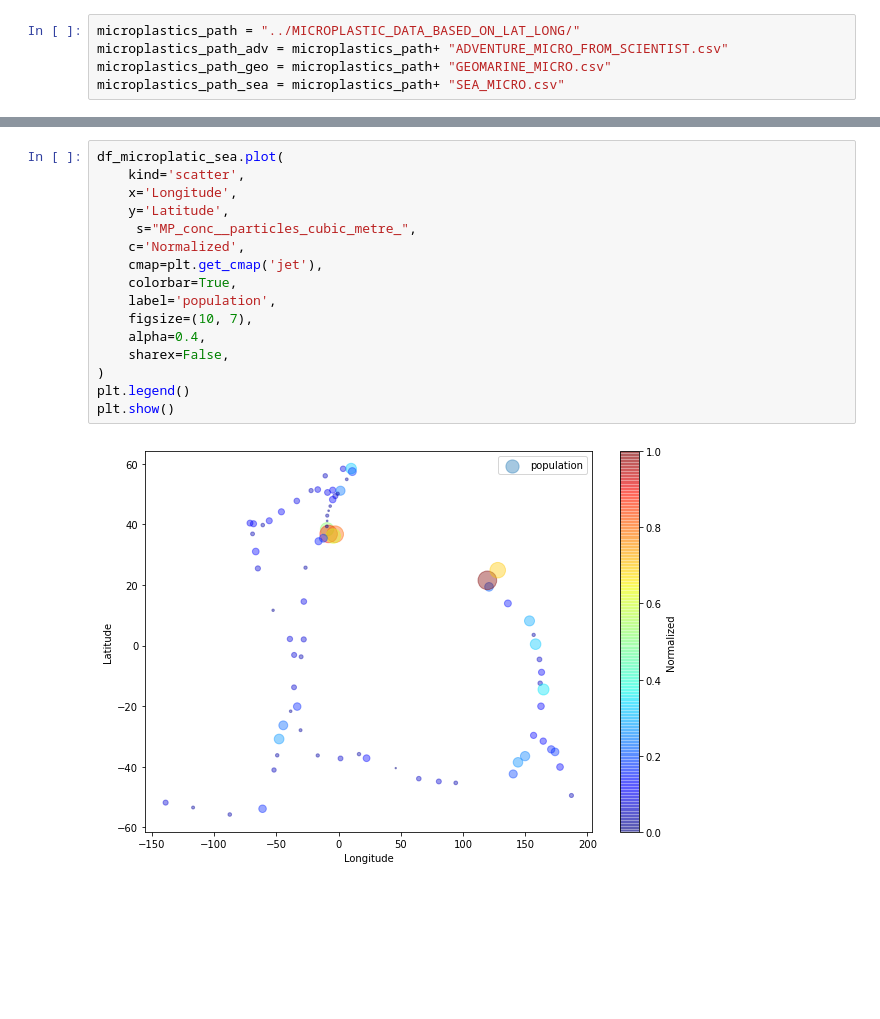
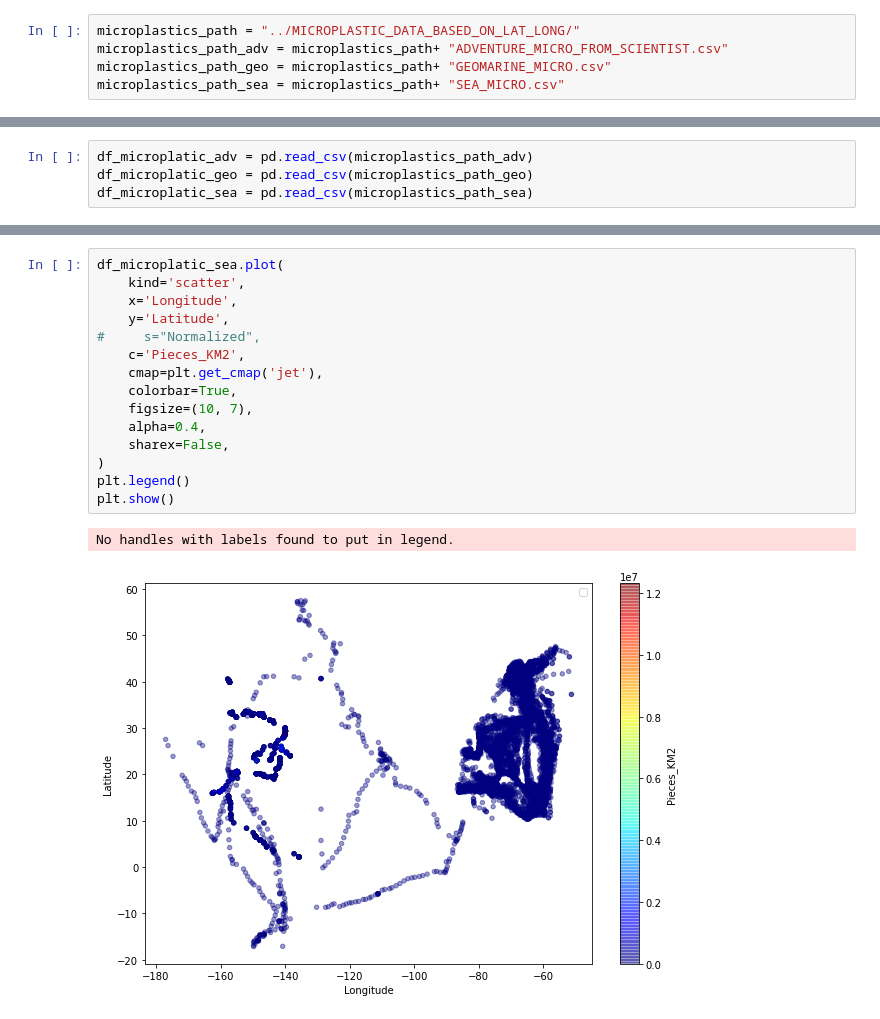
Before and after one commit to Gabrielamb2/MachineLearning, a Jupyter notebook: Projeto.ipynb, the cells around one changed output, grey strips where cells are left out. Drawn from its saved outputs; the diff is of its cells as text; blank space fills up the shorter version.

```diff
--- a/Projeto.ipynb
+++ b/Projeto.ipynb
@@ -79,0 +24,4 @@ df_microplatic_sea = pd.read_csv(microplastics_path_geo)
+# %%
+df_microplatic_adv = pd.read_csv(microplastics_path_adv)
+df_microplatic_geo = pd.read_csv(microplastics_path_geo)
+df_microplatic_sea = pd.read_csv(microplastics_path_sea)
@@ -137,19 +96,19 @@ draw_histograms(df_microplatic_sea,num_microplatic_sea,2,2)
 # %%
 df_microplatic_sea.plot(
     kind='scatter',
     x='Longitude',
     y='Latitude',
-     s="MP_conc__particles_cubic_metre_",
-    c='Normalized',
+#     s="Normalized",
+    c='Pieces_KM2',
     cmap=plt.get_cmap('jet'),
     colorbar=True,
-    label='population',
     figsize=(10, 7),
     alpha=0.4,
     sharex=False,
 )
 plt.legend()
 plt.show()
 # %% [output]
+No handles with labels found to put in legend.
-[figure, old version]
+[figure, new version]
 # %%
```
Also changed, not shown: parts of 16 cells of this notebook, 1 other file.
